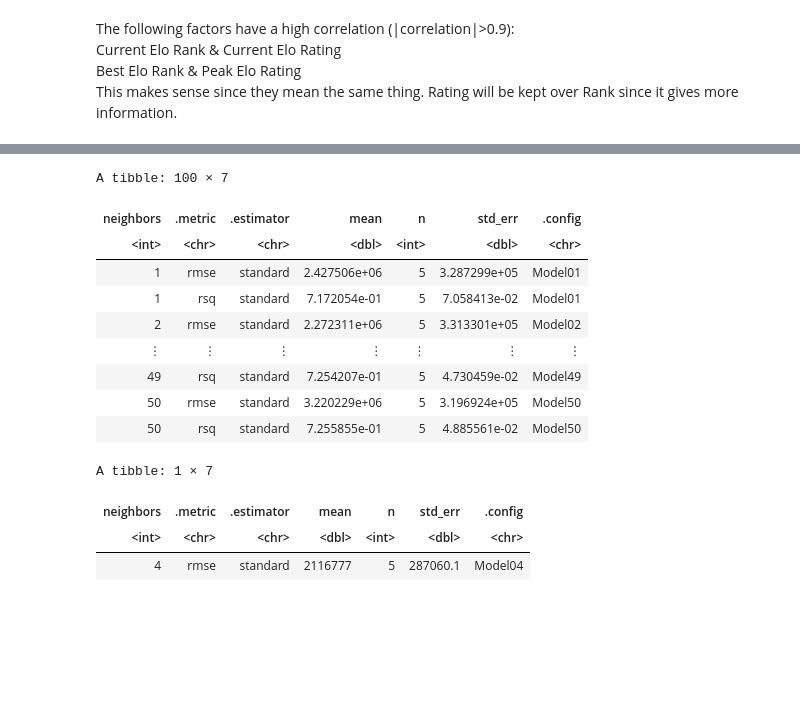
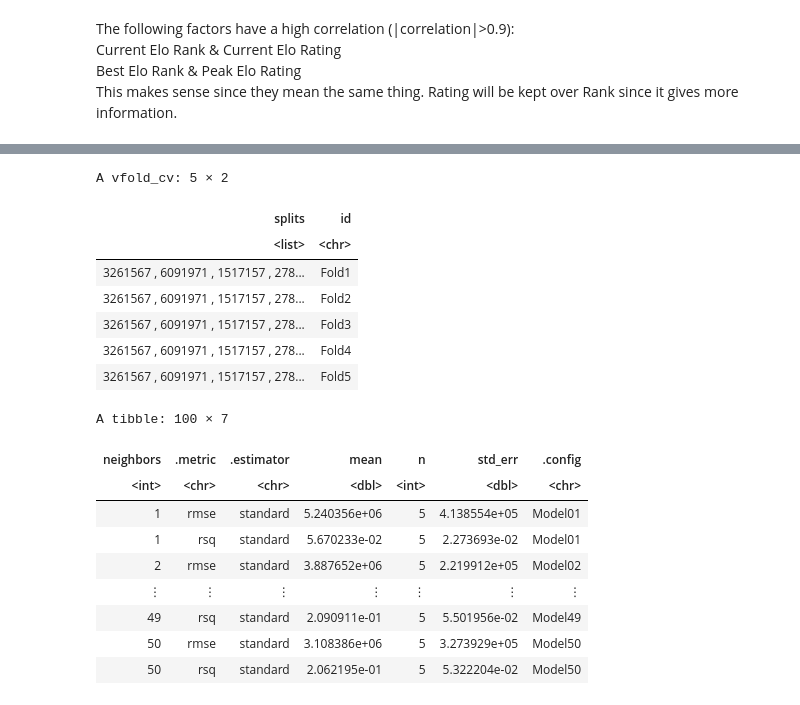
Before and after one commit to alisontucker/DSCI-100-Group-Project, a Jupyter notebook: Main_code.ipynb, the cells around one changed output, grey strips where cells are left out. Drawn from its saved outputs; the diff is of its cells as text; code cells hidden in the pictures; blank space fills up the shorter version.

Commit message:
Changed dataset splitting

```diff
--- a/Main_code.ipynb
+++ b/Main_code.ipynb
@@ -82,27 +82,26 @@ player_stats_tidy <- player_stats_tidy[complete.cases(player_stats_tidy[, "Prize
 
 glimpse(player_stats_tidy)
 
-ggpair_plot
-
 #---SORTING DATA---
 
 #setting seed. DO NOT REMOVE OR SET SEED ELSEWHERE
 set.seed(2022)
+
 
 #Removing columnns without numerical values
 predictors = c("Age","Height", "Current.Points", "Current.Rank", "Best.Rank", "Current.Elo.Rank", "Current.Elo.Rating", "Best.Elo.Rank", "Peak.Elo.Rating", "Seasons")
 player_stats_num<-player_stats_tidy %>%
     select(Prize.Money, all_of(predictors))
 
+#ggpairs plot to determine which data is useful
 ggpair_plot<-player_stats_num%>%
-            na.omit()%>%
-            ggpairs()
+    ggpairs()
 
-all_predictors = c("Age", "Current.Points", "Peak.Elo.Rating", "Seasons")
+ggpair_plot
 
-player_stats_short = player_stats_num%>%
-                    select(Prize.Money, all_of(all_predictors)) %>%
-                    na.omit()
+#shortening training set to relevant variables
+player_stats_short<- player_stats_num%>%
+    select(-Current.Elo.Rank, -Best.Elo.Rank, -Current.Elo.Rating, -Best.Rank, -Current.Rank, -Height)
 
 #Visualizing data
 glimpse(player_stats_short)
@@ -262,45 +296,43 @@ $ Seasons         <dbl> 14, 5, 8, 14, 3, 15, 7, 7, 16, 11, 5, 8, 13, 11, 8, 1…
 # %%
 set.seed(1234)
 
 player_spec <- nearest_neighbor(weight_func = "rectangular", neighbors = tune()) %>%
        set_engine("kknn") %>%
        set_mode("regression")
 
-player_recipe <- recipe(Prize.Money ~ ., data = player_stats_training) %>%
+player_recipe <- recipe(Prize.Money ~ ., data = player_training_short) %>%
        step_scale(all_predictors()) %>%
        step_center(all_predictors())
 
-player_vfold = vfold_cv(player_stats_training, v = 5, strata = Prize.Money)
+player_vfold = vfold_cv(player_training_short, v = 5, strata = Prize.Money)
 
+player_vfold
 player_workflow = workflow() %>%
        add_recipe(player_recipe) %>%
         add_model(player_spec)
 
 gridvals = tibble(neighbors = seq(1, 50))
 
 player_results = player_workflow %>%
                     tune_grid(resamples = player_vfold, grid = gridvals) %>%
                     collect_metrics()
 player_results
-
-player_min <- player_results %>%
-    filter(.metric == "rmse") %>%
-    arrange(mean) %>%
-    slice(1)
-
-player_min
 # %% [output]
-A tibble: 100 × 7
+A vfold_cv: 5 × 2
-| neighbors | .metric | .estimator | mean | n | std_err | .config |
-| <int> | <chr> | <chr> | <dbl> | <int> | <dbl> | <chr> |
-| 1 | rmse | standard | 2.427506e+06 | 5 | 3.287299e+05 | Model01 |
-| 1 | rsq | standard | 7.172054e-01 | 5 | 7.058413e-02 | Model01 |
-| 2 | rmse | standard | 2.272311e+06 | 5 | 3.313301e+05 | Model02 |
-| ⋮ | ⋮ | ⋮ | ⋮ | ⋮ | ⋮ | ⋮ |
-| 49 | rsq | standard | 7.254207e-01 | 5 | 4.730459e-02 | Model49 |
-| 50 | rmse | standard | 3.220229e+06 | 5 | 3.196924e+05 | Model50 |
-| 50 | rsq | standard | 7.255855e-01 | 5 | 4.885561e-02 | Model50 |
+| splits | id |
+| <list> | <chr> |
+| 3261567 , 6091971 , 1517157 , 278... | Fold1 |
+| 3261567 , 6091971 , 1517157 , 278... | Fold2 |
+| 3261567 , 6091971 , 1517157 , 278... | Fold3 |
+| 3261567 , 6091971 , 1517157 , 278... | Fold4 |
+| 3261567 , 6091971 , 1517157 , 278... | Fold5 |
-A tibble: 1 × 7
+A tibble: 100 × 7
 | neighbors | .metric | .estimator | mean | n | std_err | .config |
 | <int> | <chr> | <chr> | <dbl> | <int> | <dbl> | <chr> |
-| 4 | rmse | standard | 2116777 | 5 | 287060.1 | Model04 |
+| 1 | rmse | standard | 5.240356e+06 | 5 | 4.138554e+05 | Model01 |
+| 1 | rsq | standard | 5.670233e-02 | 5 | 2.273693e-02 | Model01 |
+| 2 | rmse | standard | 3.887652e+06 | 5 | 2.219912e+05 | Model02 |
+| ⋮ | ⋮ | ⋮ | ⋮ | ⋮ | ⋮ | ⋮ |
+| 49 | rsq | standard | 2.090911e-01 | 5 | 5.501956e-02 | Model49 |
+| 50 | rmse | standard | 3.108386e+06 | 5 | 3.273929e+05 | Model50 |
+| 50 | rsq | standard | 2.062195e-01 | 5 | 5.322204e-02 | Model50 |
```
Also changed, not shown: parts of 5 cells of this notebook.
